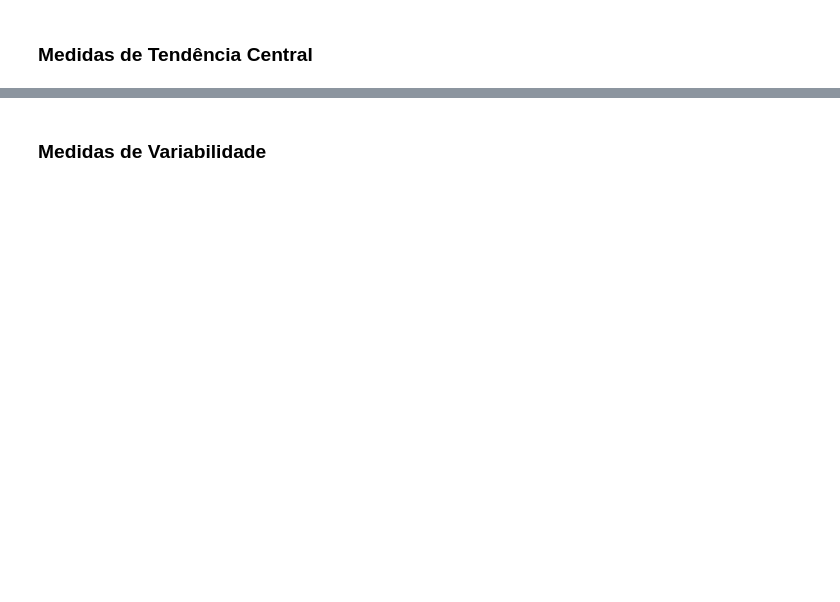
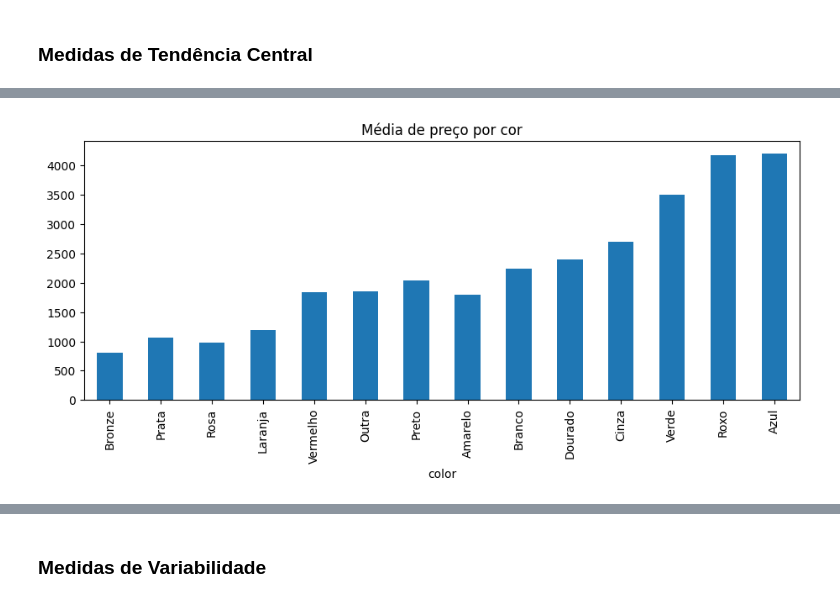
Before and after one commit to vauxgomes/ufc-ckp9011, a Jupyter notebook: analysis/iphones-olx-ce-analysis.ipynb, the cells around one changed output, grey strips where cells are left out. Cells and saved outputs as stored; diff of their text form; code cells hidden in the pictures; blank space fills up the shorter version.

```diff
--- a/analysis/iphones-olx-ce-analysis.ipynb
+++ b/analysis/iphones-olx-ce-analysis.ipynb
@@ -49,0 +137,5 @@ df.adDate = pd.to_datetime(df.adDate, unit='s')
+# %%
+_ = g_color[['price', 'modelOrder']].mean().sort_values(['modelOrder'])['price'] \
+    .plot(kind='bar', figsize=(11,4), title='Média de preço por cor')
+# %% [output]
+[figure, added]
```
Also changed, not shown: parts of 20 cells of this notebook, 1 other file.
